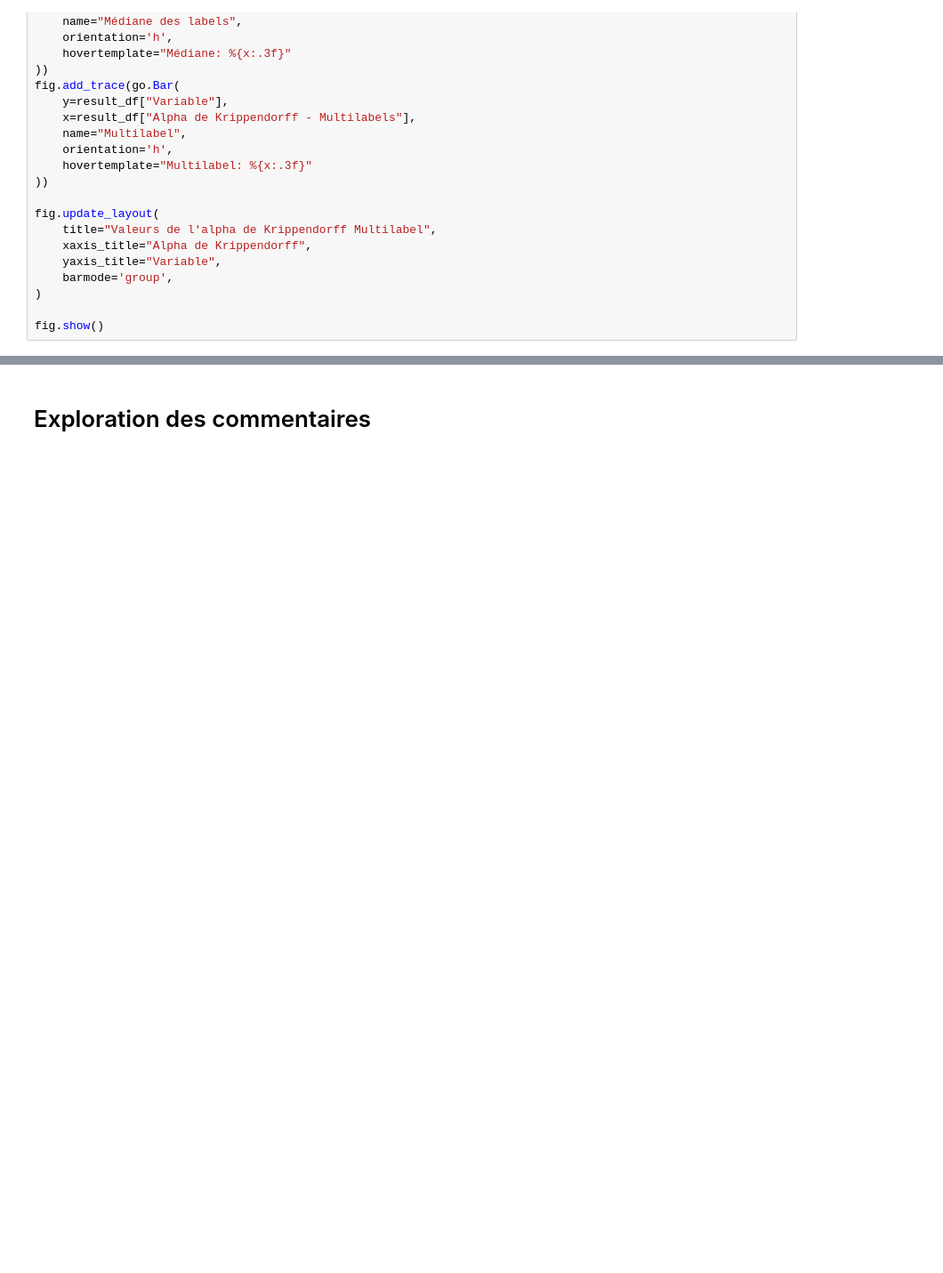
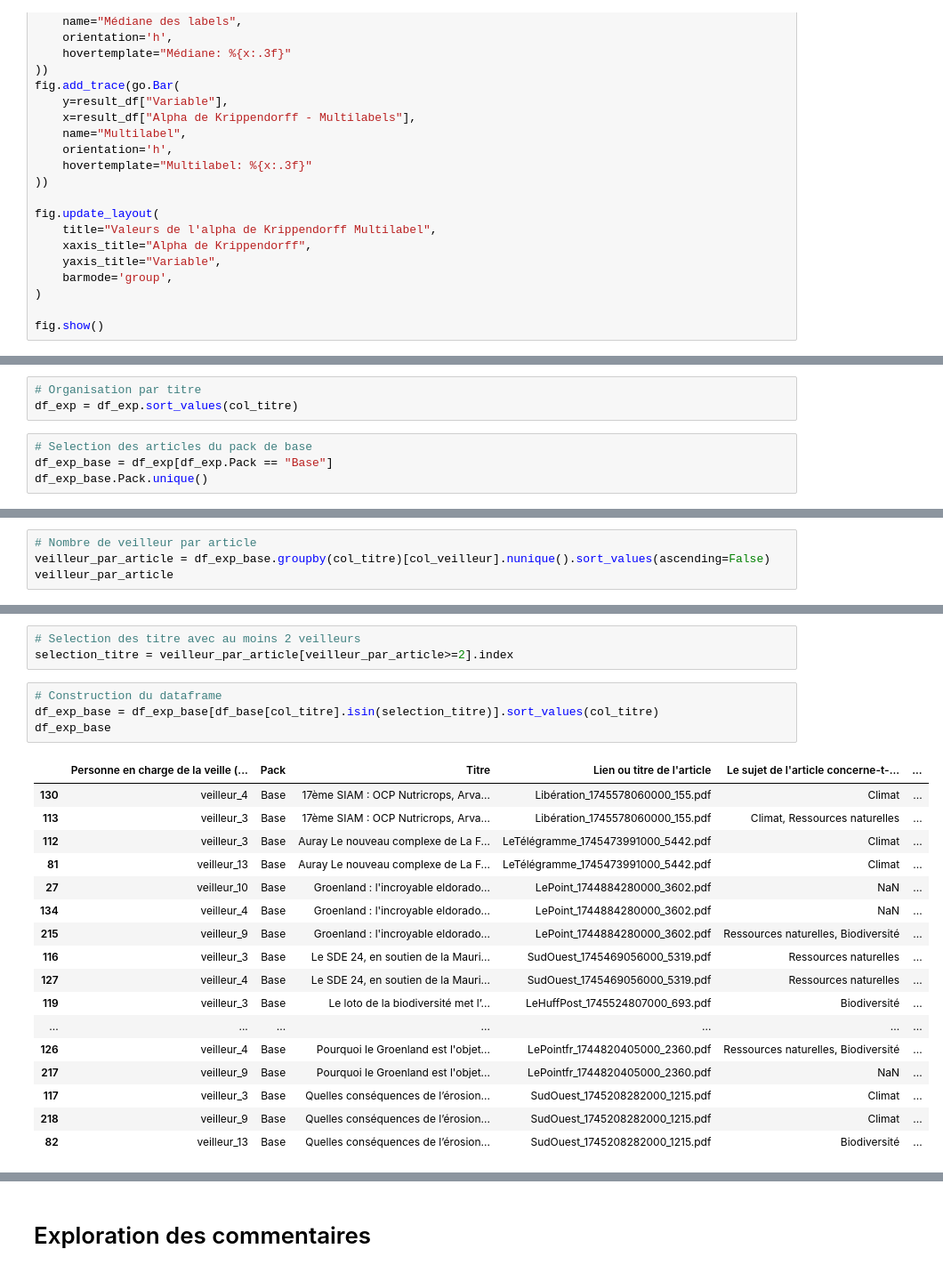
Before and after one commit to athebault/OME_methodo_presse, a Jupyter notebook: veille_ete2025/analyse_veille/analyse_tableaux_veille.ipynb, the cells around one changed output, grey strips where cells are left out. Shown at 89% size. Drawn from its saved outputs; the diff is of its cells as text; blank space fills up the shorter version.

Commit message:
préparation veille externe été 2025 + analyse et préparation veille interne sept. 2025

```diff
--- a/veille_ete2025/analyse_veille/analyse_tableaux_veille.ipynb
+++ b/veille_ete2025/analyse_veille/analyse_tableaux_veille.ipynb
@@ -760,0 +779,7 @@ fig.show()
+# %%
+# Organisation par titre
+df_exp = df_exp.sort_values(col_titre)
+# %%
+# Selection des articles du pack de base
+df_exp_base = df_exp[df_exp.Pack == "Base"]
+df_exp_base.Pack.unique()
@@ -760,0 +788,4 @@ fig.show()
+# %%
+# Nombre de veilleur par article
+veilleur_par_article = df_exp_base.groupby(col_titre)[col_veilleur].nunique().sort_values(ascending=False)
+veilleur_par_article
@@ -760,0 +810,25 @@ fig.show()
+# %%
+# Selection des titre avec au moins 2 veilleurs
+selection_titre = veilleur_par_article[veilleur_par_article>=2].index
+# %%
+# Construction du dataframe
+df_exp_base = df_exp_base[df_base[col_titre].isin(selection_titre)].sort_values(col_titre)
+df_exp_base
+# %% [output]
+|  | Personne en charge de la veille (... | Pack | Titre | Lien ou titre de l'article | Le sujet de l'article concerne-t-... | ... |
+| 130 | veilleur_4 | Base | 17ème SIAM : OCP Nutricrops, Arva... | Libération_1745578060000_155.pdf | Climat | ... |
+| 113 | veilleur_3 | Base | 17ème SIAM : OCP Nutricrops, Arva... | Libération_1745578060000_155.pdf | Climat, Ressources naturelles | ... |
+| 112 | veilleur_3 | Base | Auray Le nouveau complexe de La F... | LeTélégramme_1745473991000_5442.pdf | Climat | ... |
+| 81 | veilleur_13 | Base | Auray Le nouveau complexe de La F... | LeTélégramme_1745473991000_5442.pdf | Climat | ... |
+| 27 | veilleur_10 | Base | Groenland : l'incroyable eldorado... | LePoint_1744884280000_3602.pdf | NaN | ... |
+| 134 | veilleur_4 | Base | Groenland : l'incroyable eldorado... | LePoint_1744884280000_3602.pdf | NaN | ... |
+| 215 | veilleur_9 | Base | Groenland : l'incroyable eldorado... | LePoint_1744884280000_3602.pdf | Ressources naturelles, Biodiversité | ... |
+| 116 | veilleur_3 | Base | Le SDE 24, en soutien de la Mauri... | SudOuest_1745469056000_5319.pdf | Ressources naturelles | ... |
+| 127 | veilleur_4 | Base | Le SDE 24, en soutien de la Mauri... | SudOuest_1745469056000_5319.pdf | Ressources naturelles | ... |
+| 119 | veilleur_3 | Base | Le loto de la biodiversité met l’... | LeHuffPost_1745524807000_693.pdf | Biodiversité | ... |
+| ... | ... | ... | ... | ... | ... | ... |
+| 126 | veilleur_4 | Base | Pourquoi le Groenland est l'objet... | LePointfr_1744820405000_2360.pdf | Ressources naturelles, Biodiversité | ... |
+| 217 | veilleur_9 | Base | Pourquoi le Groenland est l'objet... | LePointfr_1744820405000_2360.pdf | NaN | ... |
+| 117 | veilleur_3 | Base | Quelles conséquences de l’érosion... | SudOuest_1745208282000_1215.pdf | Climat | ... |
+| 218 | veilleur_9 | Base | Quelles conséquences de l’érosion... | SudOuest_1745208282000_1215.pdf | Climat | ... |
+| 82 | veilleur_13 | Base | Quelles conséquences de l’érosion... | SudOuest_1745208282000_1215.pdf | Biodiversité | ... |
```
Also changed, not shown: parts of 11 cells of this notebook, 2 other files.
